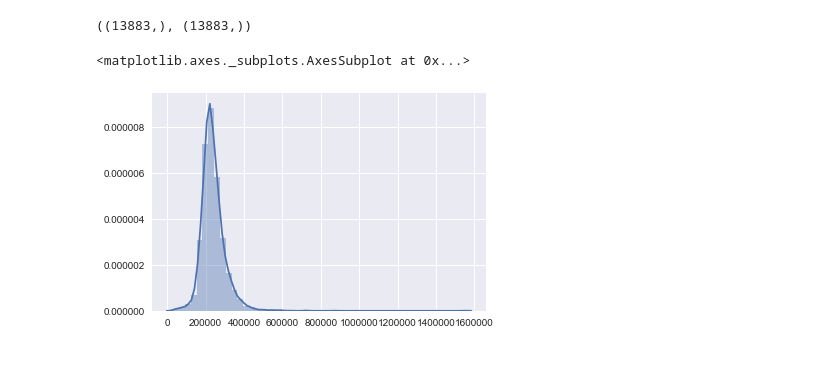
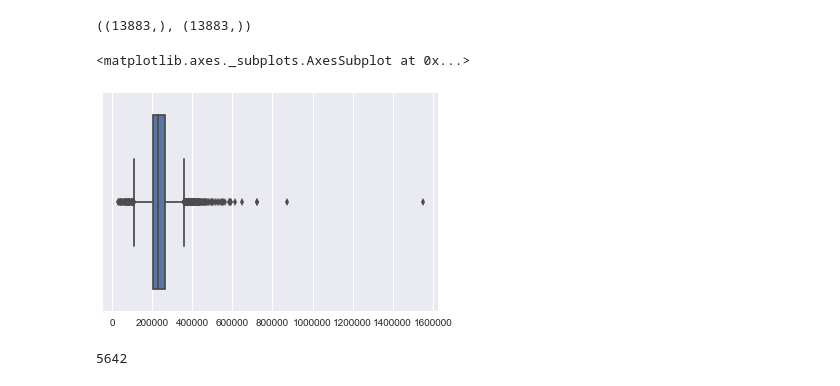
Before and after one commit to majickdave/stata_lyrics, a Jupyter notebook: musicmind.ipynb, the cells around one changed output. Cells and saved outputs as stored; diff of their text form; code cells hidden in the pictures.

```diff
--- a/musicmind.ipynb
+++ b/musicmind.ipynb
@@ -208,15 +228,25 @@ words.shape, df.feature.shape
 ((13883,), (13883,))
 # %%
 dur = {}
-
+no_dur = []
+new = df
 for i, val in enumerate(df.feature.values):
     #import pdb; pdb.set_trace()
-    if None not in val:
-        dur[i] = val['duration_ms']
+    try:
+        if len(val)==18:
+            dur[i] = val['duration_ms']
+            new = new.drop(new.index[i])
+
+    except IndexError:
+        pass
 
 dur = pd.Series(dur)
 # %%
-sns.distplot(dur)
+sns.boxplot(dur)
 # %% [output]
 <matplotlib.axes._subplots.AxesSubplot at 0x...>
-[figure, old version]
+[figure, new version]
+# %%
+dur.count()
+# %% [output]
+5642
```
Also changed, not shown: parts of 7 cells of this notebook.
